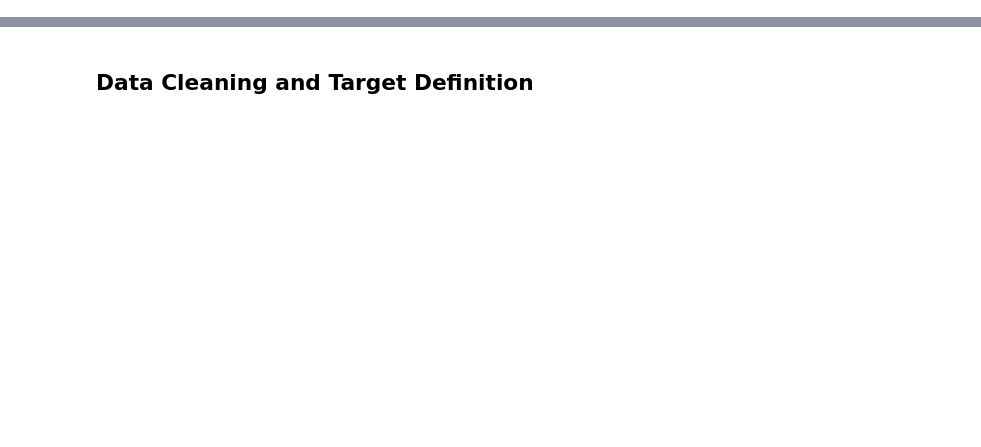
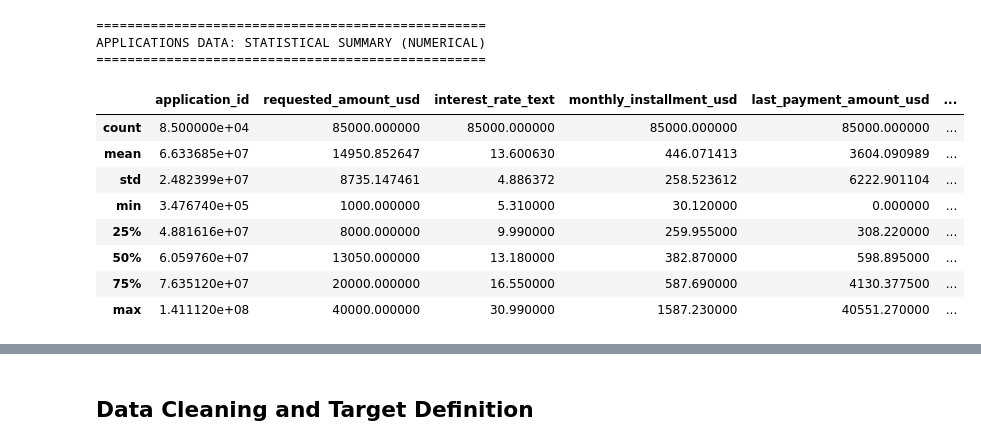
Before and after one commit to VValid1/Python-Project, a Jupyter notebook: Group project.ipynb, the cells around one changed output, grey strips where cells are left out. Saved outputs shown, nothing was run; the diff lists cells and outputs as text; code cells hidden in the pictures; blank space fills up the shorter version.

```diff
--- a/Group project.ipynb
+++ b/Group project.ipynb
@@ -28,0 +27,5 @@ None
+# %%
+# loading the datasets into a pandas dataframe
+
+cr_applications_df=pd.read_csv('datasets/creditrisk_applications_final.csv')
+cr_inquiries_df=pd.read_csv('datasets/creditrisk_inquiries_final.csv')
@@ -28,0 +180,19 @@ None
+# %%
+# Statistical Summary
+print("="*50)
+print("APPLICATIONS DATA: STATISTICAL SUMMARY (NUMERICAL)")
+print("="*50)
+display(cr_applications_df.describe())
+# %% [output]
+==================================================
+APPLICATIONS DATA: STATISTICAL SUMMARY (NUMERICAL)
+==================================================
+|  | application_id | requested_amount_usd | interest_rate_text | monthly_installment_usd | last_payment_amount_usd | ... |
+| count | 8.500000e+04 | 85000.000000 | 85000.000000 | 85000.000000 | 85000.000000 | ... |
+| mean | 6.633685e+07 | 14950.852647 | 13.600630 | 446.071413 | 3604.090989 | ... |
+| std | 2.482399e+07 | 8735.147461 | 4.886372 | 258.523612 | 6222.901104 | ... |
+| min | 3.476740e+05 | 1000.000000 | 5.310000 | 30.120000 | 0.000000 | ... |
+| 25% | 4.881616e+07 | 8000.000000 | 9.990000 | 259.955000 | 308.220000 | ... |
+| 50% | 6.059760e+07 | 13050.000000 | 13.180000 | 382.870000 | 598.895000 | ... |
+| 75% | 7.635120e+07 | 20000.000000 | 16.550000 | 587.690000 | 4130.377500 | ... |
+| max | 1.411120e+08 | 40000.000000 | 30.990000 | 1587.230000 | 40551.270000 | ... |
```
Also changed, not shown: parts of 38 cells of this notebook, 3 other files.
